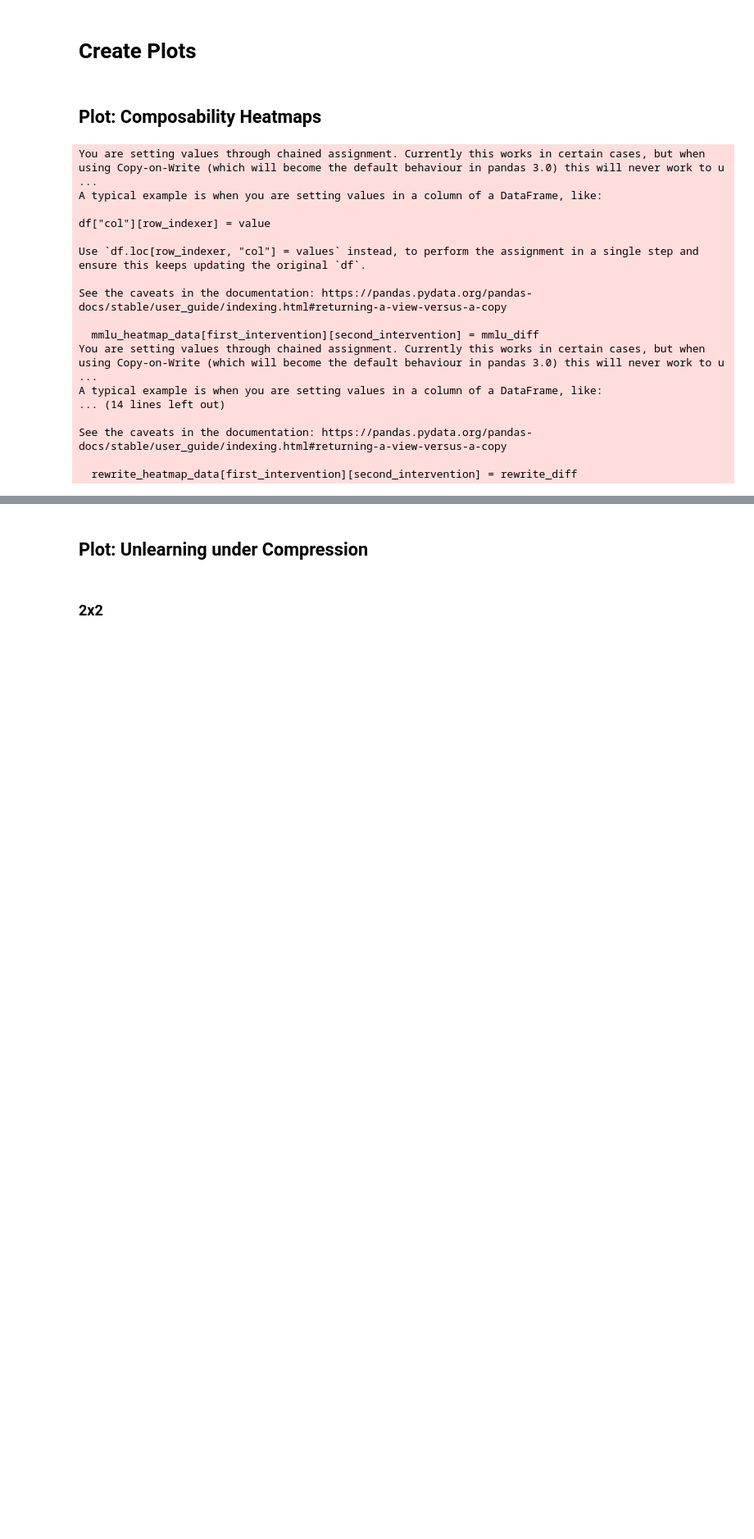
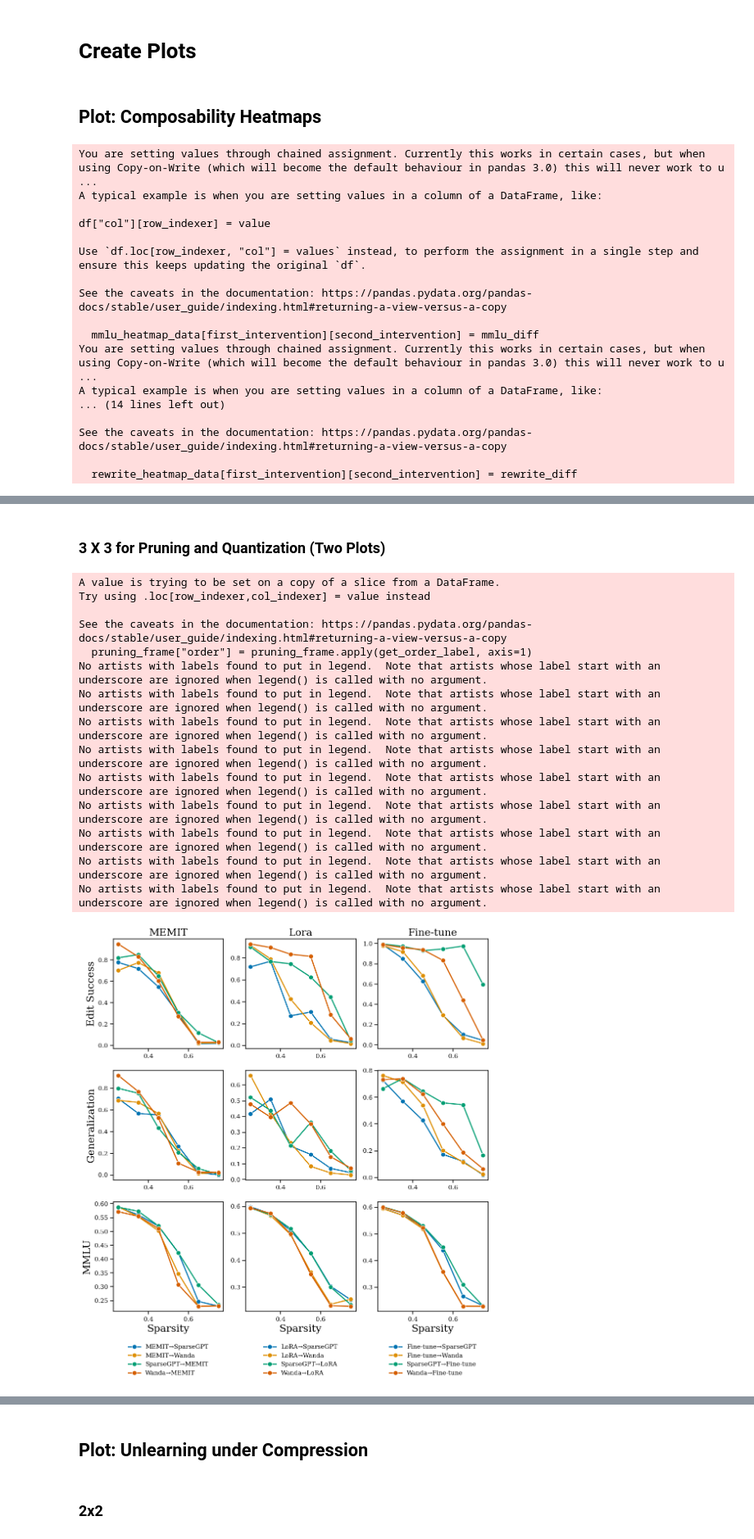
Before and after one commit to hartvigsen-group/composable-interventions, a Jupyter notebook: notebooks/tables.ipynb, the cells around one changed output, grey strips where cells are left out. Shown at 82% size. Saved outputs shown, nothing was run; the diff lists cells and outputs as text; code cells hidden in the pictures; blank space fills up the shorter version.

```diff
--- a/notebooks/tables.ipynb
+++ b/notebooks/tables.ipynb
@@ -480,0 +564,66 @@ plt.savefig("figures/delta_heatmaps.pdf", bbox_inches="tight")
+# %% [markdown]
+### 3 X 3 for Pruning and Quantization (Two Plots)
+# %%
+pruning_frame = data[((data["compression"] == "SparseGPT") | (data["compression"] == "Wanda")) & (data["edit"] != None) & (data["interventions"].apply(lambda x: len(x) > 1))]
+pruning_frame["order"] = pruning_frame.apply(get_order_label, axis=1)
+pruning_frame = pruning_frame.sort_values(by="order")
+fig, axes = plt.subplots(3, 3, figsize=(3 * FIG_SIZE, 3 * FIG_SIZE))
+row_metrics = {
+    0: "Rewrite accuracy",
+    1: "Generalization",
+    2: "mmlu accuracy",
+}
+row_labels = {
+    0: "Edit Success",
+    1: "Generalization",
+    2: "MMLU"
+}
+column_methods = {
+    0: "MEMIT",
+    1: "Lora",
+    2: "Fine-tune",
+}
+memit_frame = pruning_frame[pruning_frame["edit"] == "MEMIT"]
+lora_frame = pruning_frame[pruning_frame["edit"] == "LoRA"]
+fine_tune_frame = pruning_frame[pruning_frame["edit"] == "Fine-tune"]
+
+for row_index, row_metric in row_metrics.items():
+    for col_index, plotting_frame in enumerate([memit_frame, lora_frame, fine_tune_frame]):
+        ax = axes[row_index][col_index]
+        ax.legend(title="Order", loc="upper left")
+        sns.lineplot(data=plotting_frame, x="sparsity_ratio", y=row_metric, hue="order", ax=ax, marker="o", markersize=MARKER_SIZE, linewidth=LINE_WIDTH)
+
+        if row_index == 0:
+            title = column_methods[col_index]
+            ax.set_title(title, fontsize=TITLE_FONT_SIZE)
+        if row_index != 2:
+            ax.set_xlabel("")
+            ax.get_legend().remove()
+        else:
+            ax.set_xlabel("Sparsity", fontsize=TITLE_FONT_SIZE)
+            ax.legend(loc="upper center", bbox_to_anchor=(0.5, -0.25), ncol=1, frameon=False)
+
+        if col_index == 0:
+            ax.set_ylabel(row_labels[row_index], fontsize=TITLE_FONT_SIZE)
+        else:
+            ax.set_ylabel("")
+
+# add padding for labels
+fig.subplots_adjust()
+plt.savefig("figures/editing_compression_pruning_3x3.pdf", bbox_inches="tight")
+# %% [output]
+A value is trying to be set on a copy of a slice from a DataFrame.
+Try using .loc[row_indexer,col_indexer] = value instead
+
+See the caveats in the documentation: https://pandas.pydata.org/pandas-docs/stable/user_guide/indexing.html#returning-a-view-versus-a-copy
+  pruning_frame["order"] = pruning_frame.apply(get_order_label, axis=1)
+No artists with labels found to put in legend.  Note that artists whose label start with an underscore are ignored when legend() is called with no argument.
+No artists with labels found to put in legend.  Note that artists whose label start with an underscore are ignored when legend() is called with no argument.
+No artists with labels found to put in legend.  Note that artists whose label start with an underscore are ignored when legend() is called with no argument.
+No artists with labels found to put in legend.  Note that artists whose label start with an underscore are ignored when legend() is called with no argument.
+No artists with labels found to put in legend.  Note that artists whose label start with an underscore are ignored when legend() is called with no argument.
+No artists with labels found to put in legend.  Note that artists whose label start with an underscore are ignored when legend() is called with no argument.
+No artists with labels found to put in legend.  Note that artists whose label start with an underscore are ignored when legend() is called with no argument.
+No artists with labels found to put in legend.  Note that artists whose label start with an underscore are ignored when legend() is called with no argument.
+No artists with labels found to put in legend.  Note that artists whose label start with an underscore are ignored when legend() is called with no argument.
+[figure, added]
```
Also changed, not shown: parts of 13 cells of this notebook, 7 other files.
